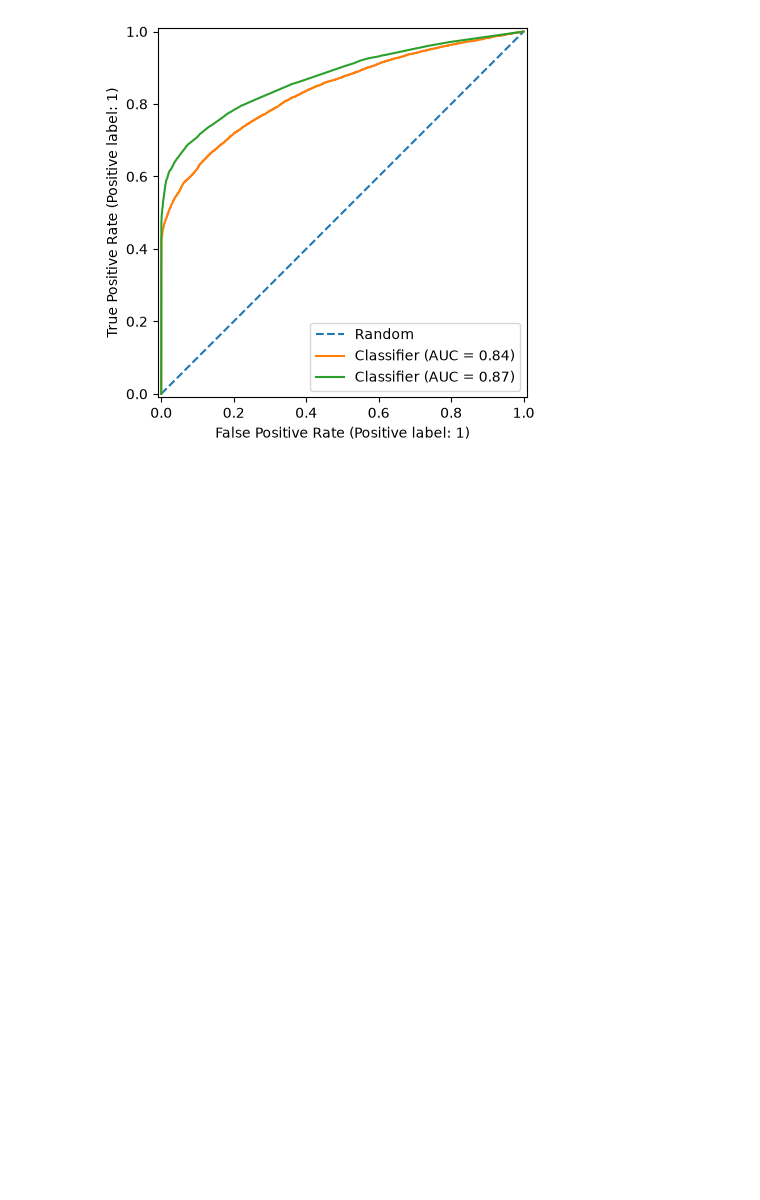
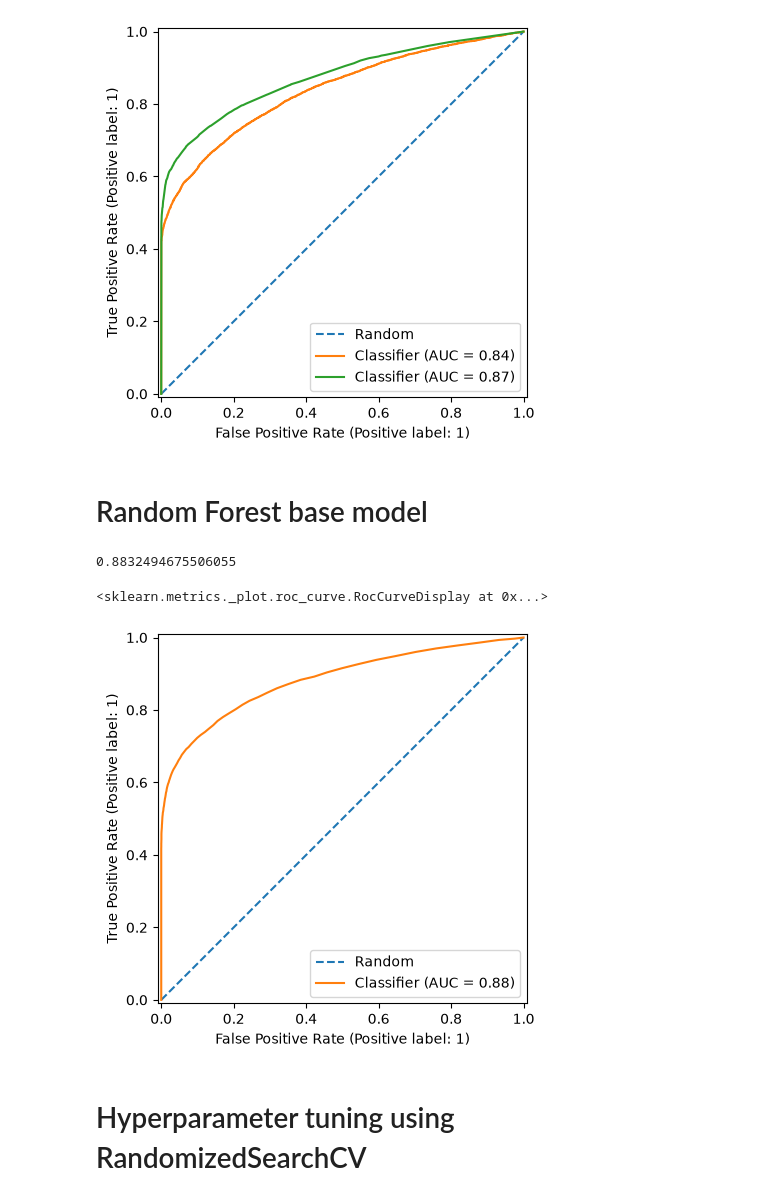
Before and after one commit to samisiraj/loan-default-prediction, a Jupyter notebook: notebooks/03_modelling.ipynb, the cells around one changed output. Saved outputs shown, nothing was run; the diff lists cells and outputs as text; code cells hidden in the pictures; blank space fills up the shorter version.

Commit message:
Prepare random forest tuning

```diff
--- a/notebooks/03_modelling.ipynb
+++ b/notebooks/03_modelling.ipynb
@@ -621,3 +591,23 @@ RocCurveDisplay.from_predictions(y_val, y_val_tree_pred, ax=ax)
 plt.show()
 # %% [output]
 [figure]
+# %% [markdown]
+# Random Forest base model
+# %%
+rf = RandomForestClassifier(random_state=42)
+rf.fit(X_train, y_train)
+y_val_rf_pred = rf.predict_proba(X_val)[:, 1]
+# %%
+roc_auc_rf = roc_auc_score(y_val, y_val_rf_pred)
+roc_auc_rf
+# %% [output]
+0.8832494675506055
+# %%
+fig, ax = plt.subplots()
+ax.plot([0,1], [0,1], linestyle='--', label='Random')
+RocCurveDisplay.from_predictions(y_val, y_val_rf_pred, ax=ax)
+# %% [output]
+<sklearn.metrics._plot.roc_curve.RocCurveDisplay at 0x...>
+[figure, added]
+# %% [markdown]
+# Hyperparameter tuning using RandomizedSearchCV
```
Also changed, not shown: parts of 5 cells of this notebook, 1 other file.
